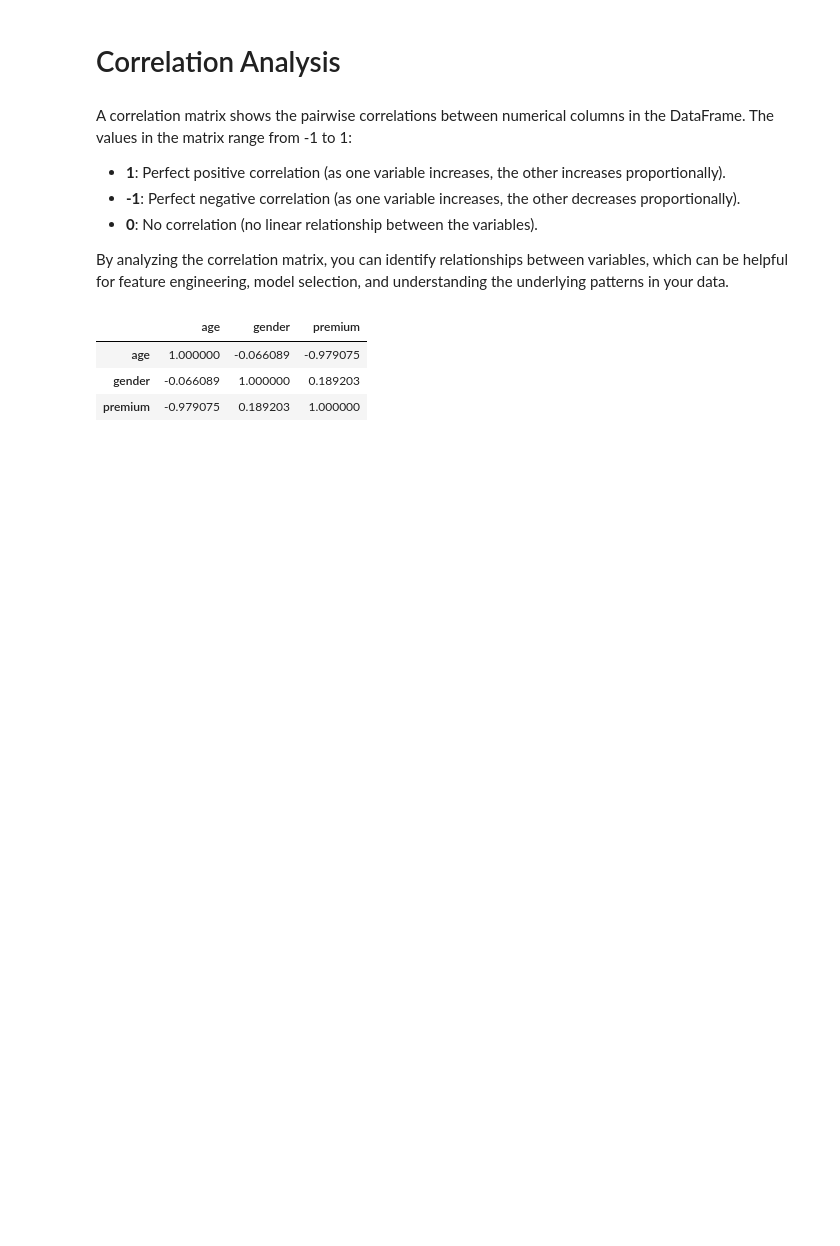
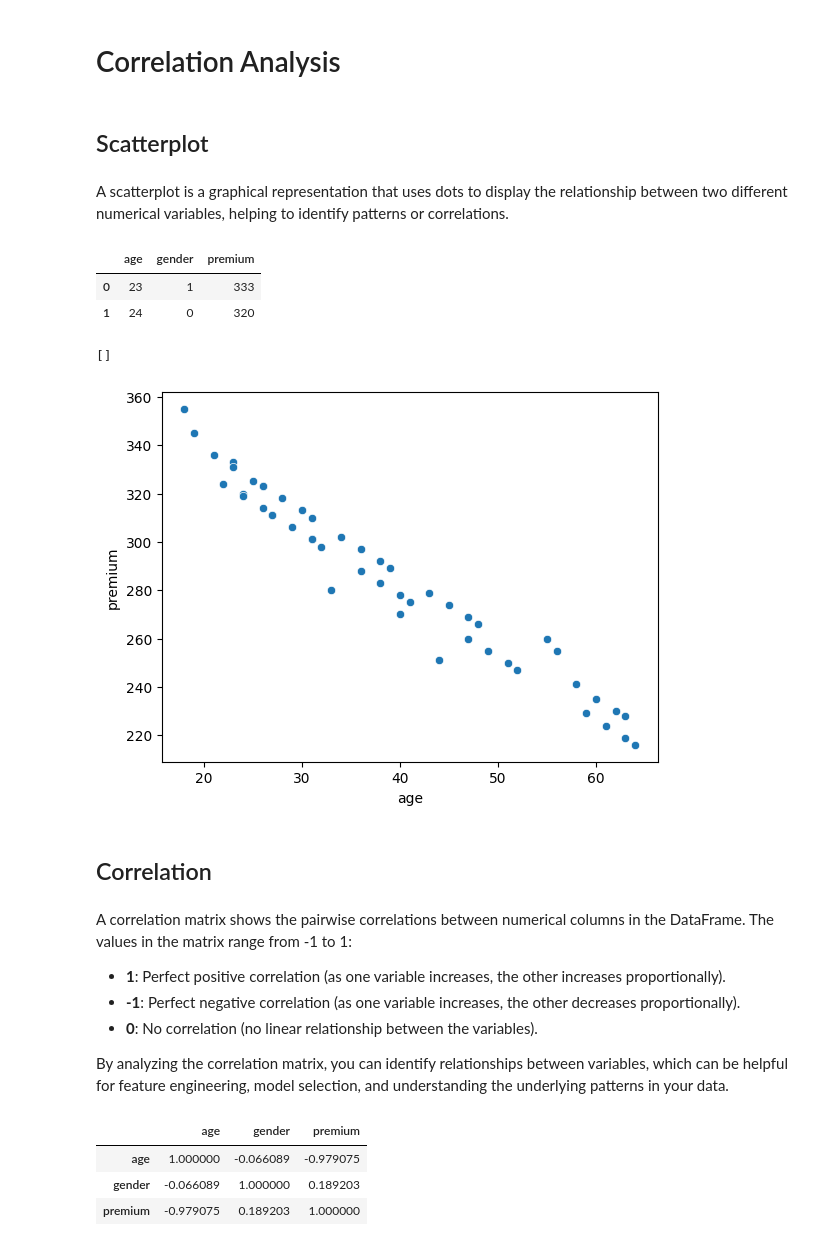
Before and after one commit to lcbjrrr/ProgWdata, a Jupyter notebook: CSC116_7_Corr.ipynb, the cells around one changed output. Cells and saved outputs as stored; diff of their text form; code cells hidden in the pictures; blank space fills up the shorter version.

```diff
--- a/CSC116_7_Corr.ipynb
+++ b/CSC116_7_Corr.ipynb
@@ -2,6 +2,26 @@
 <a href="https://colab.research.google.com/github/lcbjrrr/ProgWdata/blob/main/CSC116_7_Corr.ipynb" target="_parent"><img src="https://colab.research.google.com/assets/colab-badge.svg" alt="Open In Colab"/></a>
 # %% [markdown]
 # Correlation Analysis
+# %% [markdown]
+## Scatterplot
+# %% [markdown]
+A scatterplot is a graphical representation that uses dots to display the relationship between two different numerical variables, helping to identify patterns or correlations.
+# %%
+import pandas as pd
+df = pd.read_csv('https://raw.githubusercontent.com/lcbjrrr/ProgWdata/refs/heads/main/autos.csv')
+df.head(2)
+# %% [output]
+|  | age | gender | premium |
+| 0 | 23 | 1 | 333 |
+| 1 | 24 | 0 | 320 |
+# %%
+import seaborn as sns
+sns.scatterplot(x = df["age"], y = df["premium"], hue = None).set(**{})
+# %% [output]
+[]
+[figure, added]
+# %% [markdown]
+## Correlation
 # %% [markdown]
 
 A correlation matrix shows the pairwise correlations between numerical columns in the DataFrame. The values in the matrix range from -1 to 1:
```
Also changed, not shown: parts of 7 cells of this notebook.
